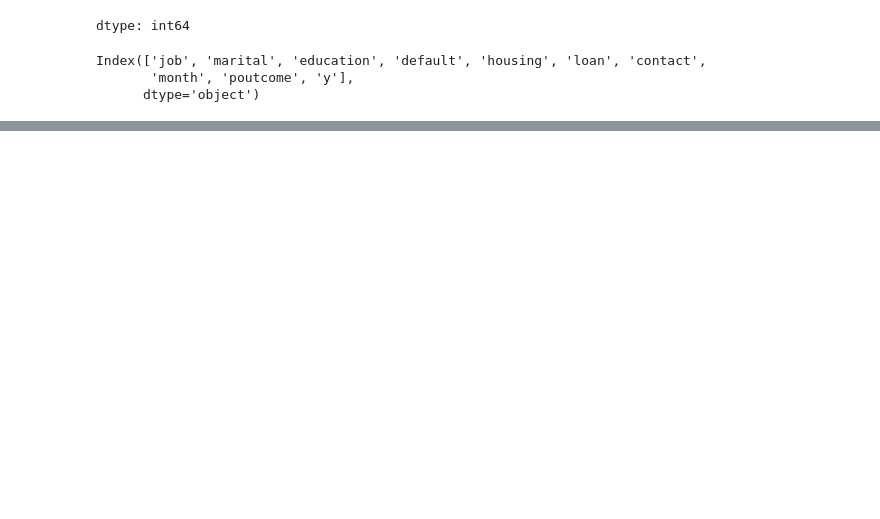
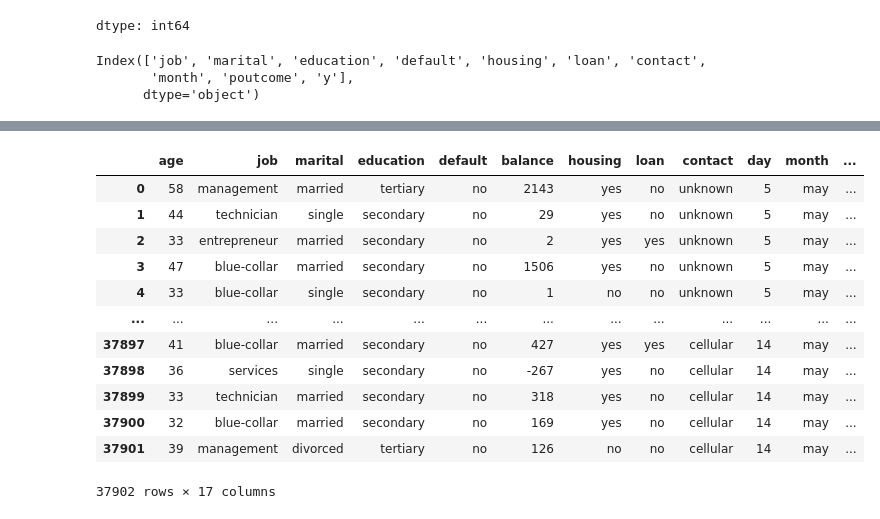
Before and after one commit to thiyanesh17/DataScientists_Notes, a Jupyter notebook: EDA Day1/Preprocessing_day3.ipynb, the cells around one changed output, grey strips where cells are left out. Cells and saved outputs as stored; diff of their text form; code cells hidden in the pictures; blank space fills up the shorter version.

```diff
--- a/EDA Day1/Preprocessing_day3.ipynb
+++ b/EDA Day1/Preprocessing_day3.ipynb
@@ -120,0 +216,8 @@ dtype: int64
+# %%
+#replace with  Na for the unknown Value
+# Fill na with Mode Value
+
+
+
+#replacing the Unknown with the Mode value
+df_working['job'] = df_working['job'].replace({'unknown':df_working['job'].mode()[0]})
@@ -120,0 +236,15 @@ dtype: int64
+# %%
+import numpy as np
+for col_name in df_working.select_dtypes(include=np.number).columns:
+  print(col_name)
+  q1 = df_working[col_name].quantile(0.25)
+  q3 = df_working[col_name].quantile(0.75)
+  IQR = q3 - q1
+  low = q1 - 1.5*IQR
+  high = q3 + 1.5*IQR
+  print("low",low)
+  print("high",high)
+  print("outliers = ",df_working.loc[(df_working[col_name]<low)|((df_working[col_name]>high)),col_name])
+  df_working.loc[(df_working[col_name]<low)|(df_working[col_name]>high),col_name] = df_working[col_name].median()
+
+#howework , Group by some categorical columns and then fill the Outliers with Meidan Values.
@@ -120,0 +271,16 @@ dtype: int64
+# %%
+df_working
+# %% [output]
+|  | age | job | marital | education | default | balance | housing | loan | contact | day | month | ... |
+| 0 | 58 | management | married | tertiary | no | 2143 | yes | no | unknown | 5 | may | ... |
+| 1 | 44 | technician | single | secondary | no | 29 | yes | no | unknown | 5 | may | ... |
+| 2 | 33 | entrepreneur | married | secondary | no | 2 | yes | yes | unknown | 5 | may | ... |
+| 3 | 47 | blue-collar | married | secondary | no | 1506 | yes | no | unknown | 5 | may | ... |
+| 4 | 33 | blue-collar | single | secondary | no | 1 | no | no | unknown | 5 | may | ... |
+| ... | ... | ... | ... | ... | ... | ... | ... | ... | ... | ... | ... | ... |
+| 37897 | 41 | blue-collar | married | secondary | no | 427 | yes | yes | cellular | 14 | may | ... |
+| 37898 | 36 | services | single | secondary | no | -267 | yes | no | cellular | 14 | may | ... |
+| 37899 | 33 | technician | married | secondary | no | 318 | yes | no | cellular | 14 | may | ... |
+| 37900 | 32 | blue-collar | married | secondary | no | 169 | yes | no | cellular | 14 | may | ... |
+| 37901 | 39 | management | divorced | tertiary | no | 126 | no | no | cellular | 14 | may | ... |
+37902 rows × 17 columns
```
Also changed, not shown: parts of 35 cells of this notebook, 1 other file.
